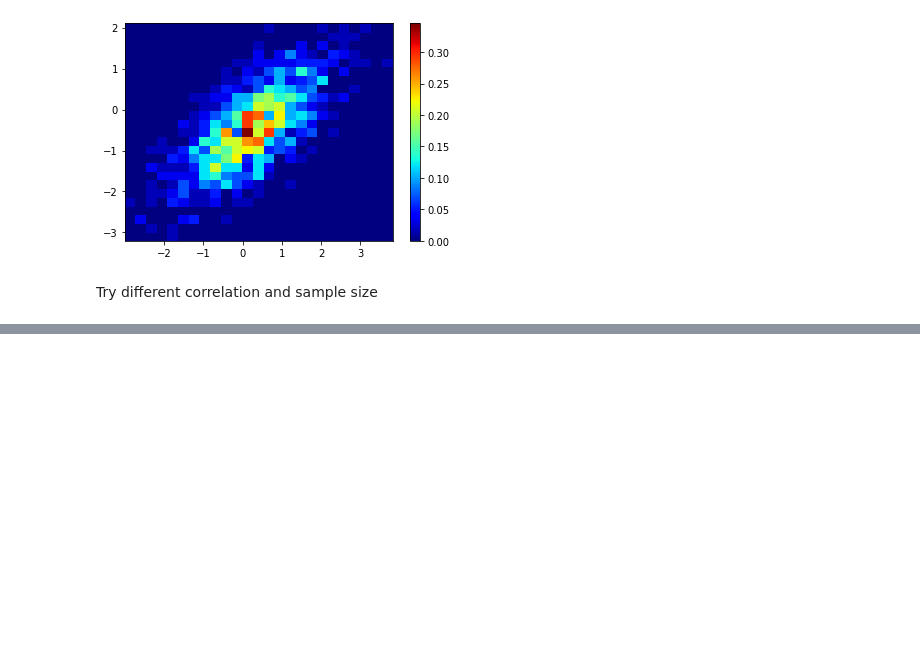
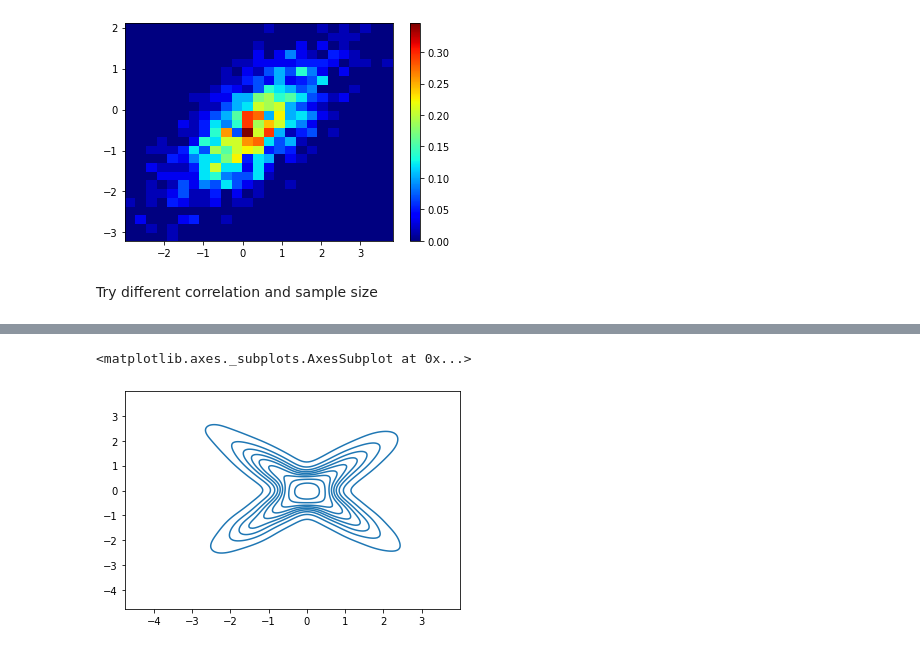
Before and after one commit to khaichiong/meco7312, a Jupyter notebook: Lecture4.ipynb, the cells around one changed output, grey strips where cells are left out. Drawn from its saved outputs; the diff is of its cells as text; code cells hidden in the pictures; blank space fills up the shorter version.

```diff
--- a/Lecture4.ipynb
+++ b/Lecture4.ipynb
@@ -46,0 +68,5 @@ Try different correlation and sample size
+# %%
+sns.kdeplot(x=x,y=y)
+# %% [output]
+<matplotlib.axes._subplots.AxesSubplot at 0x...>
+[figure, added]
```
Also changed, not shown: parts of 7 cells of this notebook.
